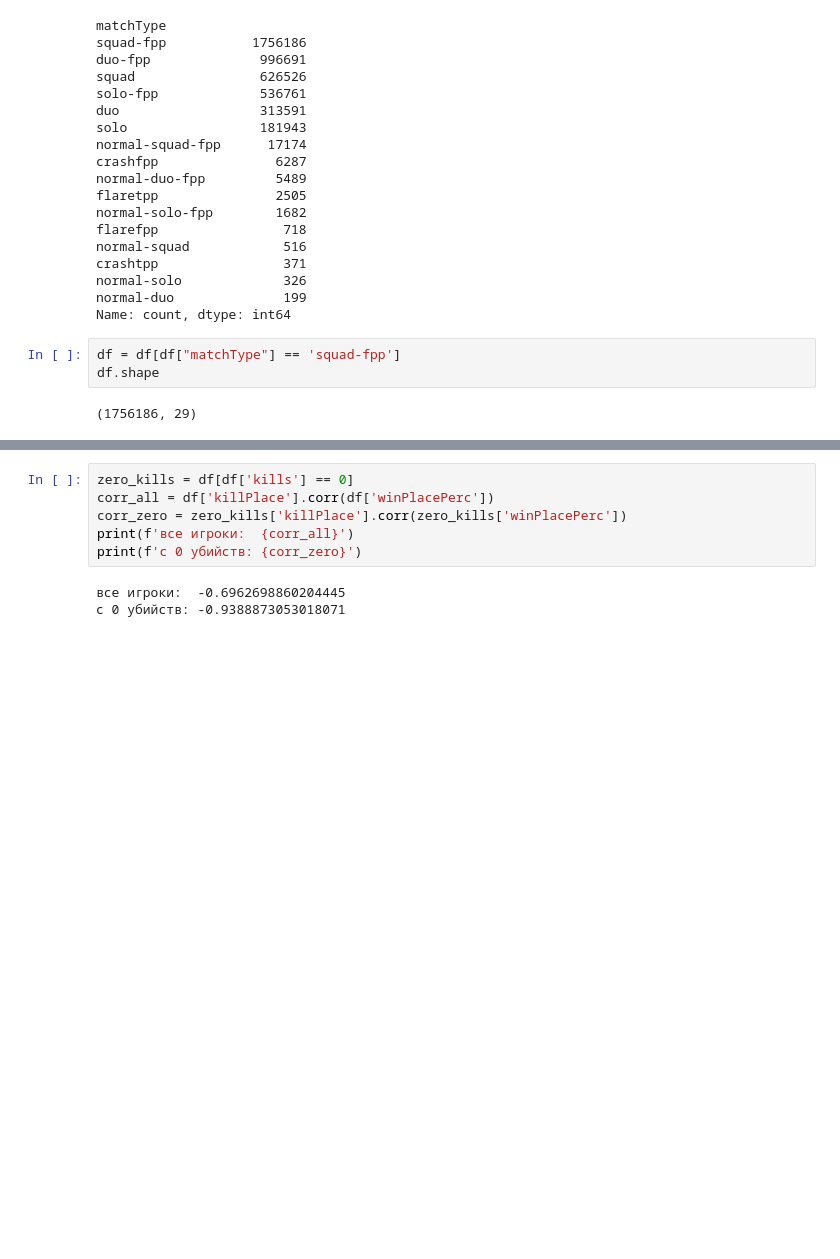
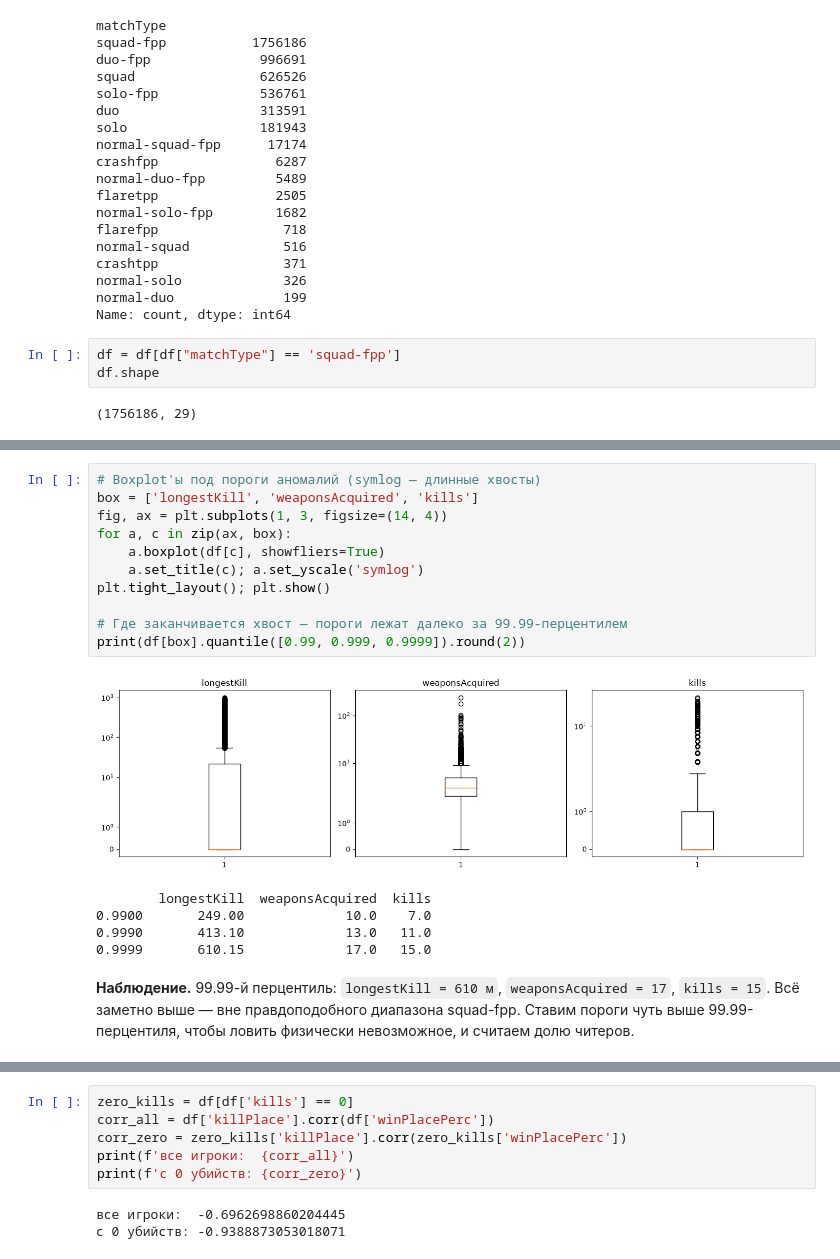
Before and after one commit to ConspiracyTrooper/pubg-ds, a Jupyter notebook: notebooks/01_eda.ipynb, the cells around one changed output, grey strips where cells are left out. Cells and saved outputs as stored; diff of their text form; blank space fills up the shorter version.

```diff
--- a/notebooks/01_eda.ipynb
+++ b/notebooks/01_eda.ipynb
@@ -140,0 +150,21 @@ df.shape
+# %%
+# Boxplot'ы под пороги аномалий (symlog — длинные хвосты)
+box = ['longestKill', 'weaponsAcquired', 'kills']
+fig, ax = plt.subplots(1, 3, figsize=(14, 4))
+for a, c in zip(ax, box):
+    a.boxplot(df[c], showfliers=True)
+    a.set_title(c); a.set_yscale('symlog')
+plt.tight_layout(); plt.show()
+
+# Где заканчивается хвост — пороги лежат далеко за 99.99-перцентилем
+print(df[box].quantile([0.99, 0.999, 0.9999]).round(2))
+# %% [output]
+[figure, added]
+        longestKill  weaponsAcquired  kills
+0.9900       249.00             10.0    7.0
+0.9990       413.10             13.0   11.0
+0.9999       610.15             17.0   15.0
+# %% [markdown]
+**Наблюдение.** 99.99-й перцентиль: `longestKill = 610 м`, `weaponsAcquired = 17`, `kills = 15`.
+Всё заметно выше — вне правдоподобного диапазона squad-fpp. Ставим пороги чуть выше 99.99-перцентиля,
+чтобы ловить физически невозможное, и считаем долю читеров.
```
Also changed, not shown: parts of 50 cells of this notebook, 13 other files.
